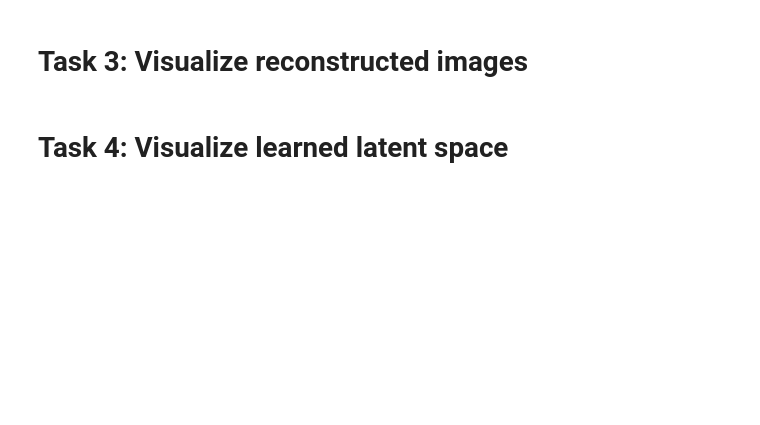
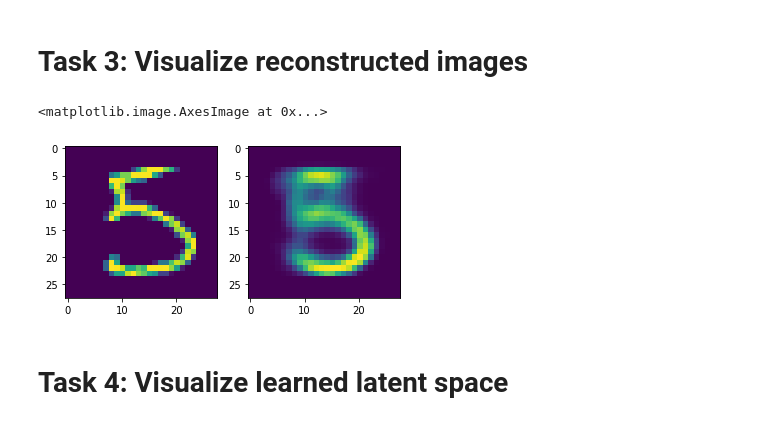
Before and after one commit to dreamingjudith/AI_Expert_Exercise_Materials, a Jupyter notebook: week04_1_deep_generative_models/vae/vae.ipynb, the cells around one changed output. Cells and saved outputs as stored; diff of their text form; code cells hidden in the pictures; blank space fills up the shorter version.

```diff
--- a/week04_1_deep_generative_models/vae/vae.ipynb
+++ b/week04_1_deep_generative_models/vae/vae.ipynb
@@ -122,13 +126,16 @@ scatter = plt.scatter(
 # %% [markdown]
 # Task 3: Visualize reconstructed images
 # %%
-idx = 10
+idx = 15
 z_mu, _ = vae.encode(x_test)
 x_reconst = vae.decode(z_mu)
 
 fig, (ax1, ax2) = plt.subplots(1, 2)
 ax1.imshow(x_test[idx])
 ax2.imshow(x_reconst[idx])
+# %% [output]
+<matplotlib.image.AxesImage at 0x...>
+[figure, added]
 # %% [markdown]
 # Task 4: Visualize learned latent space
 # %%
```
Also changed, not shown: parts of 4 cells of this notebook.
